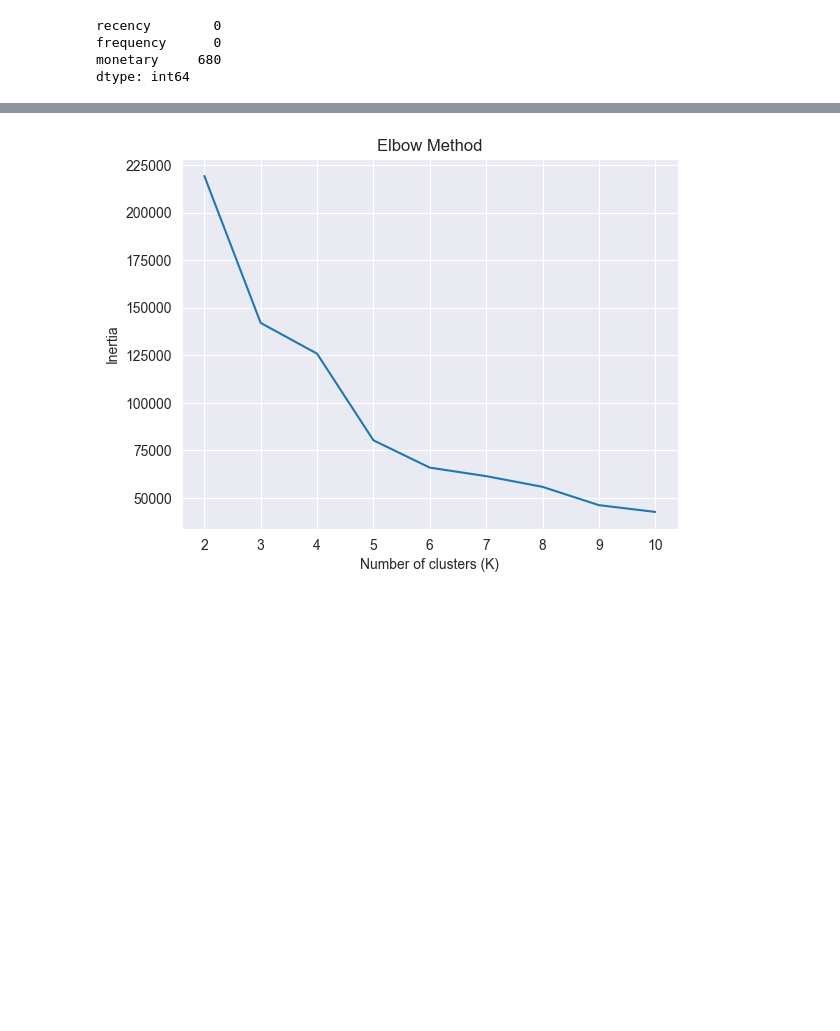
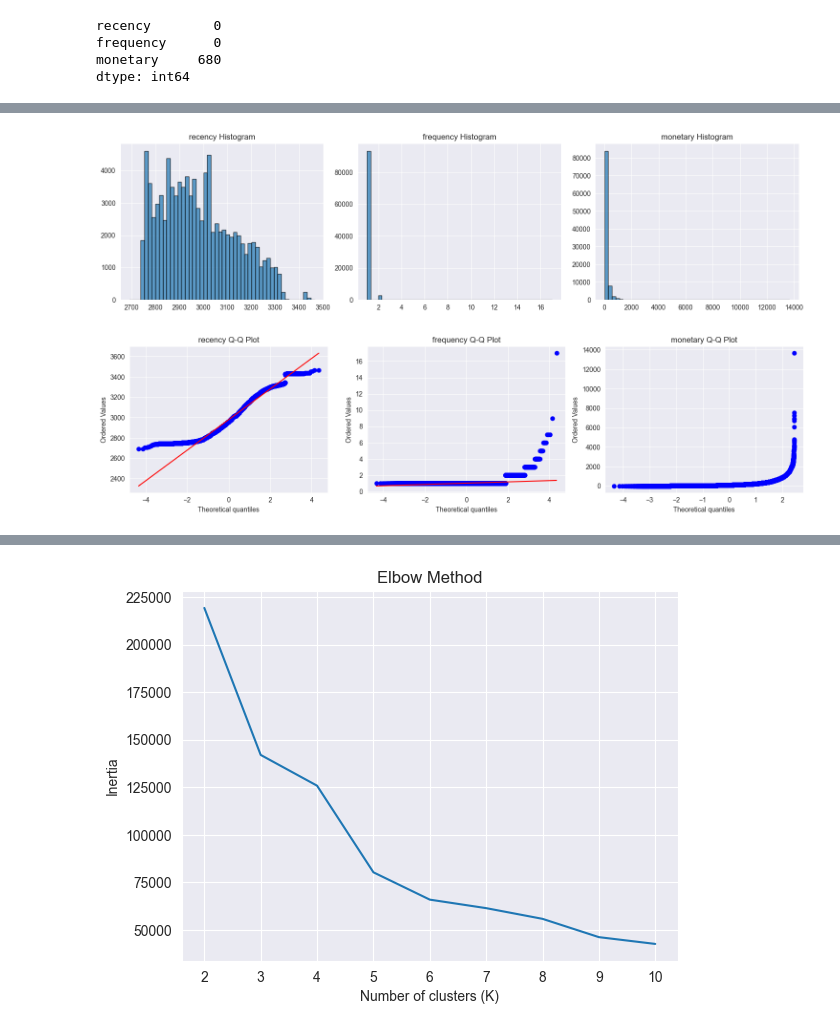
Before and after one commit to WangXin154/E-commerce_decision-making-_intelligence, a Jupyter notebook: Statistical_analysis_report/02.User_Segmentation_vs_ Value_Analysis_(RFM Model).ipynb, the cells around one changed output, grey strips where cells are left out. Drawn from its saved outputs; the diff is of its cells as text; code cells hidden in the pictures; blank space fills up the shorter version.

```diff
--- a/Statistical_analysis_report/02.User_Segmentation_vs_ Value_Analysis_(RFM Model).ipynb
+++ b/Statistical_analysis_report/02.User_Segmentation_vs_ Value_Analysis_(RFM Model).ipynb
@@ -100,0 +284,27 @@ dtype: int64
+# %%
+# RFM Distribution Exploration
+import matplotlib.pyplot as plt
+from scipy import stats
+
+fig, axes = plt.subplots(1, 3, figsize=(15, 4))
+for i, col in enumerate(['recency', 'frequency', 'monetary']):
+    df_rfm[col].hist(
+        bins=50,
+        ax=axes[i],
+        alpha=0.7,
+        edgecolor='black'
+    )
+    axes[i].set_title(f"{col} Histogram")
+plt.tight_layout()
+plt.show()
+
+# Q-Q plots for normality check
+fig, axes = plt.subplots(1, 3, figsize=(15, 4))
+for i, col in enumerate(['recency', 'frequency', 'monetary']):
+    stats.probplot(df_rfm[col], dist="norm", plot=axes[i])
+    axes[i].set_title(f"{col} Q-Q Plot")
+plt.tight_layout()
+plt.show()
+# %% [output]
+[figure, added]
+[figure, added]
```
Also changed, not shown: parts of 60 cells of this notebook.
